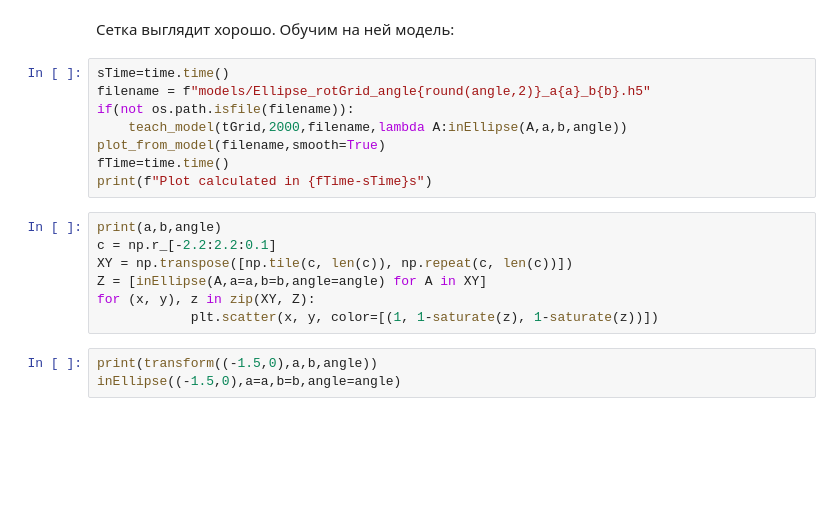
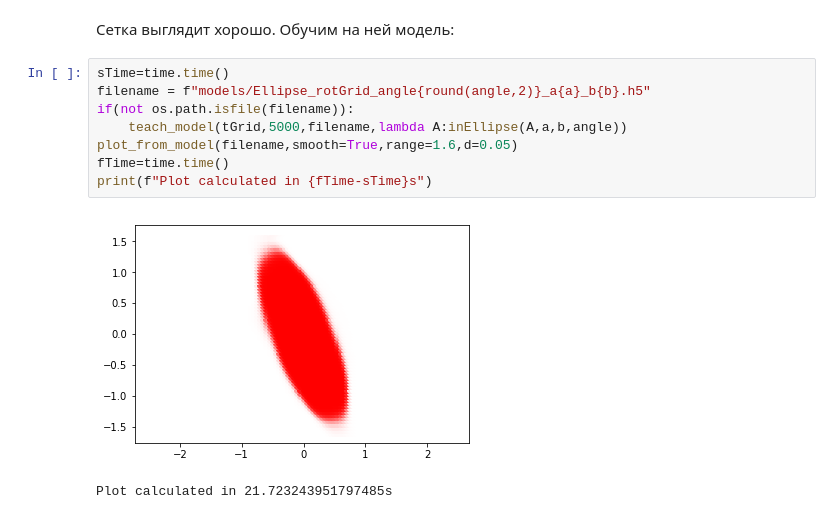
Before and after one commit to IORaikov/SPBAU-Programming, a Jupyter notebook: Task 17/Task 17 - Other Figures.ipynb, the cells around one changed output. Saved outputs shown, nothing was run; the diff lists cells and outputs as text; blank space fills up the shorter version.

```diff
--- a/Task 17/Task 17 - Other Figures.ipynb
+++ b/Task 17/Task 17 - Other Figures.ipynb
@@ -137,18 +150,11 @@ plt.plot(tGrid[:,0],tGrid[:,1],'bo')
 # %%
 sTime=time.time()
 filename = f"models/Ellipse_rotGrid_angle{round(angle,2)}_a{a}_b{b}.h5"
 if(not os.path.isfile(filename)):
-    teach_model(tGrid,2000,filename,lambda A:inEllipse(A,a,b,angle))
-plot_from_model(filename,smooth=True)
+    teach_model(tGrid,5000,filename,lambda A:inEllipse(A,a,b,angle))
+plot_from_model(filename,smooth=True,range=1.6,d=0.05)
 fTime=time.time()
 print(f"Plot calculated in {fTime-sTime}s")
+# %% [output]
+[figure, added]
+Plot calculated in 21.723243951797485s
-# %%
-print(a,b,angle)
-c = np.r_[-2.2:2.2:0.1]
-XY = np.transpose([np.tile(c, len(c)), np.repeat(c, len(c))])
-Z = [inEllipse(A,a=a,b=b,angle=angle) for A in XY]
-for (x, y), z in zip(XY, Z):
-            plt.scatter(x, y, color=[(1, 1-saturate(z), 1-saturate(z))])
-# %%
-print(transform((-1.5,0),a,b,angle))
-inEllipse((-1.5,0),a=a,b=b,angle=angle)
```
Also changed, not shown: parts of 7 cells of this notebook, 8 other files.
